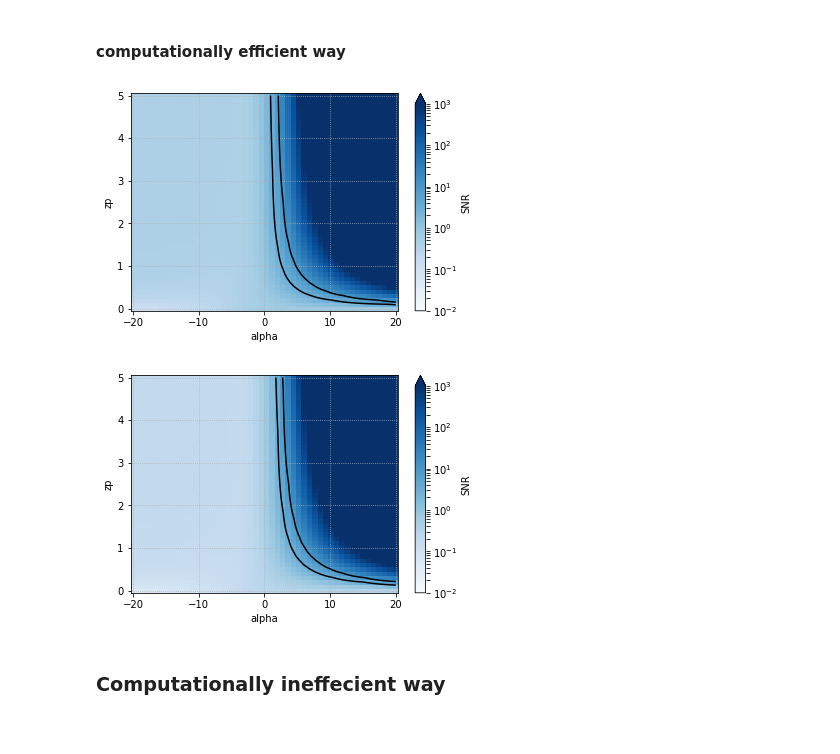
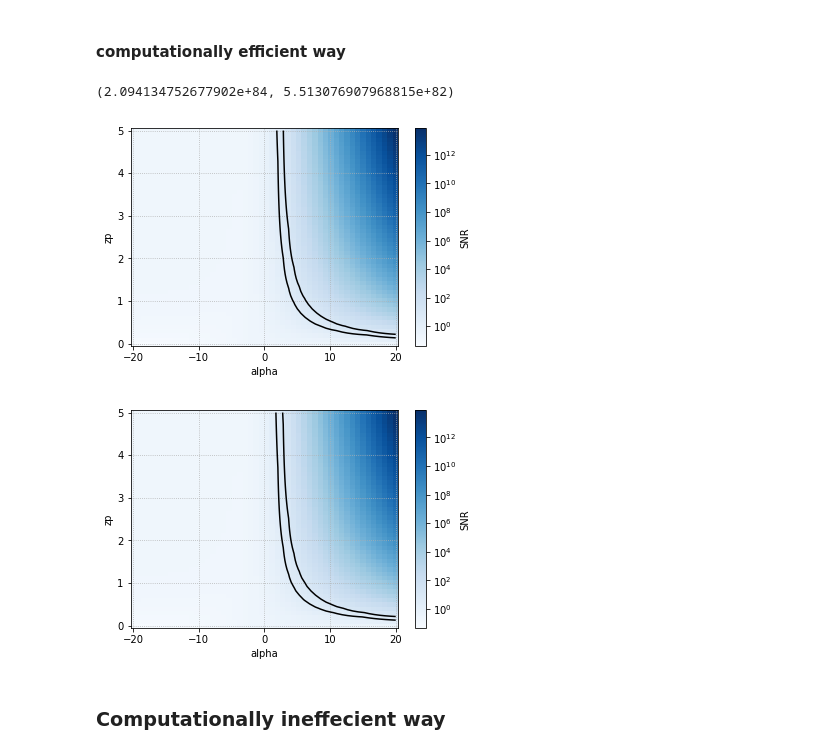
Before and after one commit to afarah18/stochastic_cosmo, a Jupyter notebook: horizon_dist_calculator.ipynb, the cells around one changed output. Saved outputs shown, nothing was run; the diff lists cells and outputs as text; code cells hidden in the pictures.

```diff
--- a/horizon_dist_calculator.ipynb
+++ b/horizon_dist_calculator.ipynb
@@ -446,10 +446,10 @@ PSD_O2_xr = xr.Dataset.from_dataframe(PSD_O2.set_index('freq'))
 
 
 #O1: September 12, 2015 to January 19, 2016
-days_in_O1 = len(pd.date_range(start='09-12-2015',end='01-19-2016',freq='D')) * u.day
+days_in_O1 = (len(pd.date_range(start='09-12-2015',end='01-19-2016',freq='D')) - 14.) * u.day
 
 #O2: November 30, 2016 to August 25, 2017
-days_in_O2 = len(pd.date_range(start='11-30-2016',end='08-25-2017',freq='D')) * u.day
+days_in_O2 = (len(pd.date_range(start='11-30-2016',end='08-25-2017',freq='D')) - 28.) * u.day
 
 # #janky way to enforce 30Msun chirp mas
 # m_min = 34.9
@@ -461,6 +461,13 @@ massfac = one_chirp_mass() * np.power(u.Msun,5./3)
 zp_array = np.linspace(0,5)
 alpha_arr = np.linspace(-20,20)
 SNR_easy = np.zeros((len(zp_array),len(alpha_arr)))
+
+def overlap_reduction(f):
+    if f < 250:
+        olr = olr_below
+    else:
+        olr = olr_above
+    return np.interp(f,olr[:,0],olr[:,1])
 
 def f_integrand(f,obs_run):
     overlap = overlap_reduction(f) **2.
@@ -474,15 +481,27 @@ def f_integrand(f,obs_run):
 
     return overlap * freq_power / (PH * PL)
 
-f_integral_O1 = inte.quad(f_integrand, 1.5,1e3,args='O1')[0] * (u.s)**3 * (u.Hz)**(4./3)
-f_integral_O2 = inte.quad(f_integrand, 1.5,1e3,args='O2')[0] * (u.s)**3 * (u.Hz)**(4./3)
+f_integral_O1 = inte.quad(f_integrand, 1.5,6e3,args='O1', limit=200)[0] * (u.s)**3 * (u.Hz)**(4./3)
+f_integral_O2 = inte.quad(f_integrand, 1.5,6e3,args='O2', limit=200)[0] * (u.s)**3 * (u.Hz)**(4./3)
+# %%
+f_integrand_arr = (np.power(PSD_O2_xr.freq, -14./3.) * np.interp(PSD_O2_xr.freq,olr_above[:,0],olr_above[:,1]) **2. ) / (PSD_O2_xr.Hanford * PSD_O2_xr.Livingston)
+f_integral_O2 = inte.trapz(f_integrand_arr) * (u.s)**3 * (u.Hz)**(4./3)
+f_integrand_arr = (np.power(PSD_O1_xr.freq, -14./3.) * np.interp(PSD_O1_xr.freq,olr_above[:,0],olr_above[:,1]) **2. ) / (PSD_O1_xr.Hanford * PSD_O1_xr.Livingston)
+f_integral_O1 = inte.trapz(f_integrand_arr) * (u.s)**3 * (u.Hz)**(4./3)
+# this is an OOM larger than the quad gives
+# %%
+inte.quad(f_integrand, 1.5,6e3,args='O2', limit=50)
+#ok so my error is only 1 OOM less than my result
+# %% [output]
+(2.094134752677902e+84, 5.513076907968815e+82)
 # %%
+pre_omega_arr = np.zeros((len(zp_array),len(alpha_arr)))
 for z in range(len(zp_array)):
     for a in range(len(alpha_arr)):
         z_params = [zp_array[z], alpha_arr[a], 3.]
-        pre_snr = (3 * H0**2. / (10 * np.pi**2.))
+        pre_snr = ( H0**2. / (10 * np.pi**2.)) #*3.
 
-        piG = np.power(np.pi*G,2./3)/3.
+        piG = np.power(np.pi*G,2./3) #/3.
         rhoc2 = ( c**2 ) * ( H0**2 ) * 3 /( 8 * np.pi * G )
         z_int = inte.quad(int_over_z,0,1e3,
                          args=(0.3, 0.7,0,z_params[0],
@@ -490,34 +509,36 @@ for z in range(len(zp_array)):
                         )[0]
         z_int *= 1./H0
         pre_omega = z_int * Rate * massfac * piG / rhoc2
+        pre_omega_arr[z,a] = pre_omega.value
 
         rho_opt_O1 = pre_snr * pre_omega * np.sqrt(2 * days_in_O1 * f_integral_O1)
         rho_opt_O2 = pre_snr * pre_omega * np.sqrt(2 * days_in_O2 * f_integral_O2)
         rho_opt_tot = rho_opt_O1+rho_opt_O2
 
         SNR_easy[z,a] = rho_opt_tot.to(u.m/u.m)
+# np.save('data/pre_omega_arr.npy',pre_omega_arr)
 # %%
 SNR_easy_xr = xr.DataArray(SNR_easy,
                         dims = ('zp','alpha'),
                         coords = (zp_array,alpha_arr),
                         name = 'SNR')
 # SNR_easy_xr.to_netcdf('data/SNR_fig2_one_chirp_mass.nc')
 # SNR_easy_xr = xr.open_dataarray('data/SNR_fig2_one_chirp_mass.nc')
 
-SNR_easy_xr.plot(norm=LogNorm(vmin=1e-2,vmax=1e3),cmap='Blues') #
+SNR_easy_xr.plot(norm=LogNorm(),cmap='Blues') #vmin=1e-2,vmax=1e3
 SNR_easy_xr.plot.contour(levels=[3,10],colors='black')
 plt.grid(linestyle=':')
 plt.show()
 
 SNR_easy_xr = xr.open_dataarray('data/SNR_fig2_one_chirp_mass.nc')
 
-SNR_easy_xr.plot(norm=LogNorm(vmin=1e-2,vmax=1e3),cmap='Blues')
+SNR_easy_xr.plot(norm=LogNorm(),cmap='Blues')
 SNR_easy_xr.plot.contour(levels=[3,10],colors='black')
 plt.grid(linestyle=':')
 plt.show()
 # %% [output]
-[figure, old version]
+[figure, new version]
-[figure, old version]
+[figure, new version]
 # %% [markdown]
 ### Computationally ineffecient way
 # %%
```
Also changed, not shown: parts of 3 cells of this notebook.
